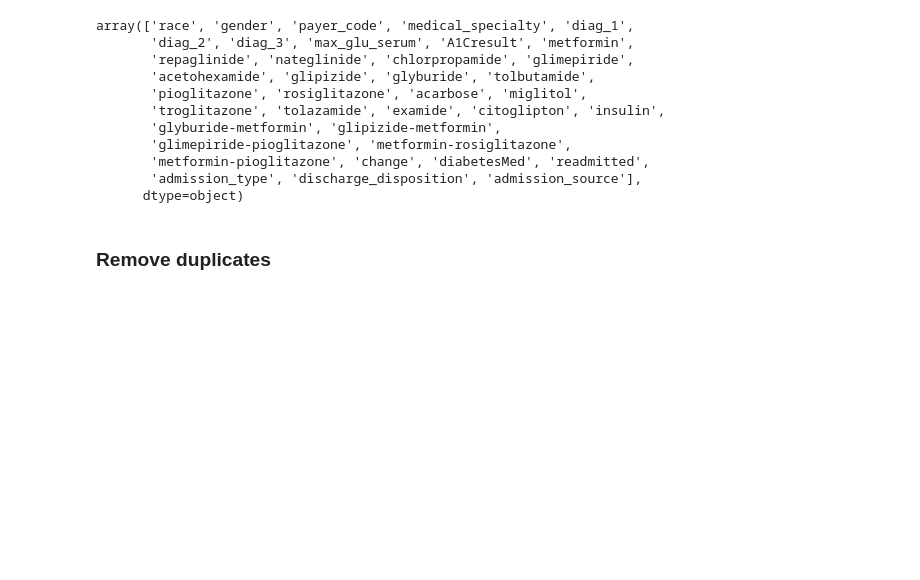
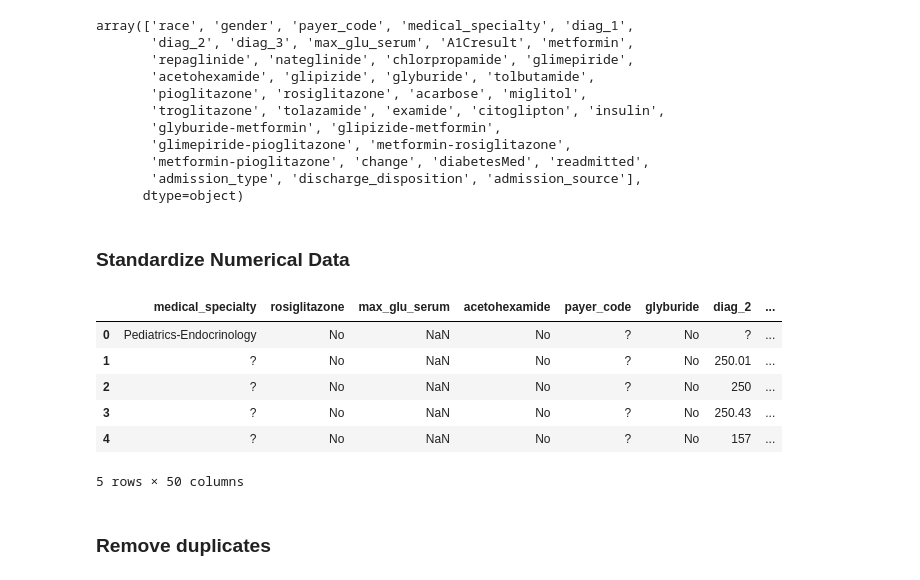
Before and after one commit to F102M8/data_science-CA6, a Jupyter notebook: CA6.ipynb, the cells around one changed output. Saved outputs shown, nothing was run; the diff lists cells and outputs as text; code cells hidden in the pictures; blank space fills up the shorter version.

```diff
--- a/CA6.ipynb
+++ b/CA6.ipynb
@@ -262,3 +262,5 @@ array(['race', 'gender', 'payer_code', 'medical_specialty', 'diag_1',
 # %%
 for col in text_columns:
     df[col] = df[col].str.strip()  # Remove leading/trailing spaces
+# %% [markdown]
+### Standardize Numerical Data
@@ -265,3 +272,13 @@ for col in text_columns:
+# %%
+df.head(5)
+# %% [output]
+|  | medical_specialty | rosiglitazone | max_glu_serum | acetohexamide | payer_code | glyburide | diag_2 | ... |
+| 0 | Pediatrics-Endocrinology | No | NaN | No | ? | No | ? | ... |
+| 1 | ? | No | NaN | No | ? | No | 250.01 | ... |
+| 2 | ? | No | NaN | No | ? | No | 250 | ... |
+| 3 | ? | No | NaN | No | ? | No | 250.43 | ... |
+| 4 | ? | No | NaN | No | ? | No | 157 | ... |
+5 rows × 50 columns
 # %% [markdown]
 ### Remove duplicates
 # %%
```
Also changed, not shown: parts of 24 cells of this notebook.
